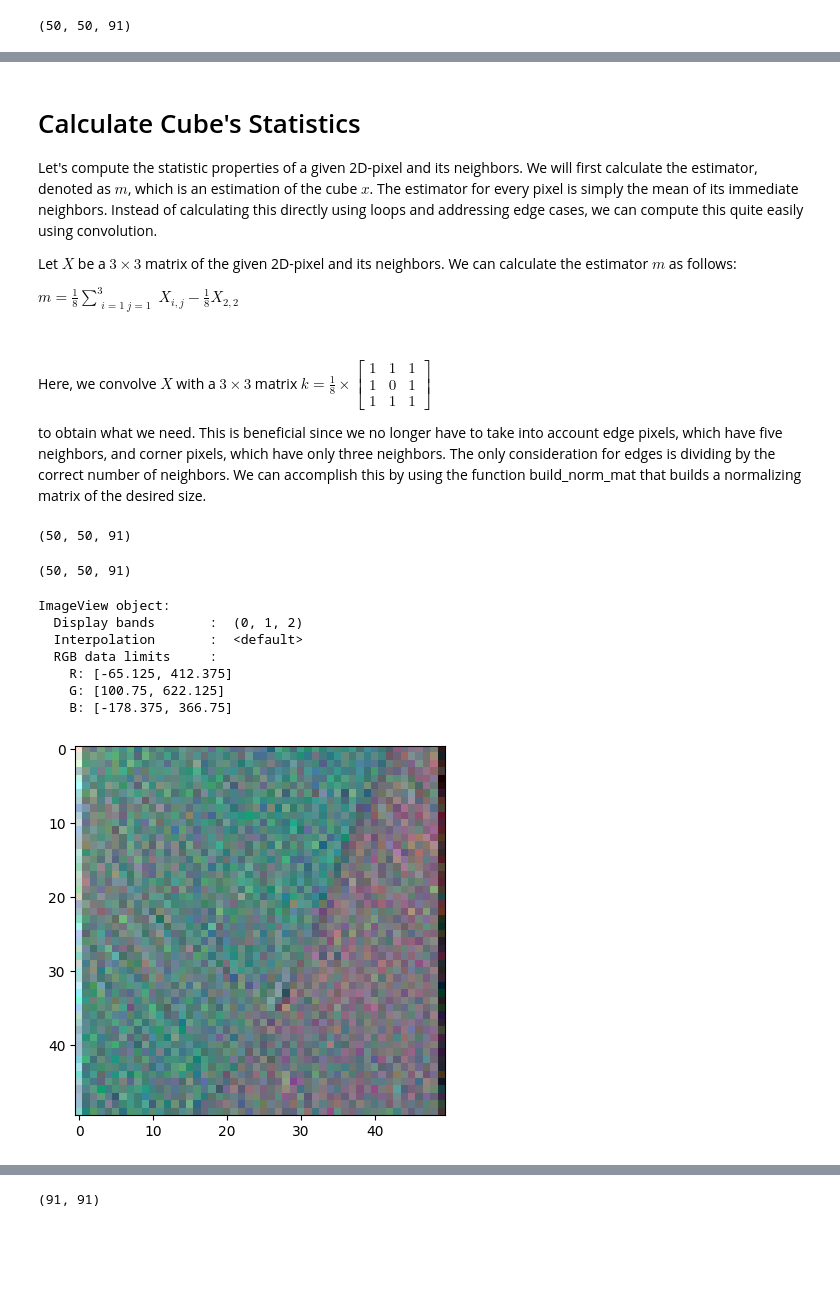
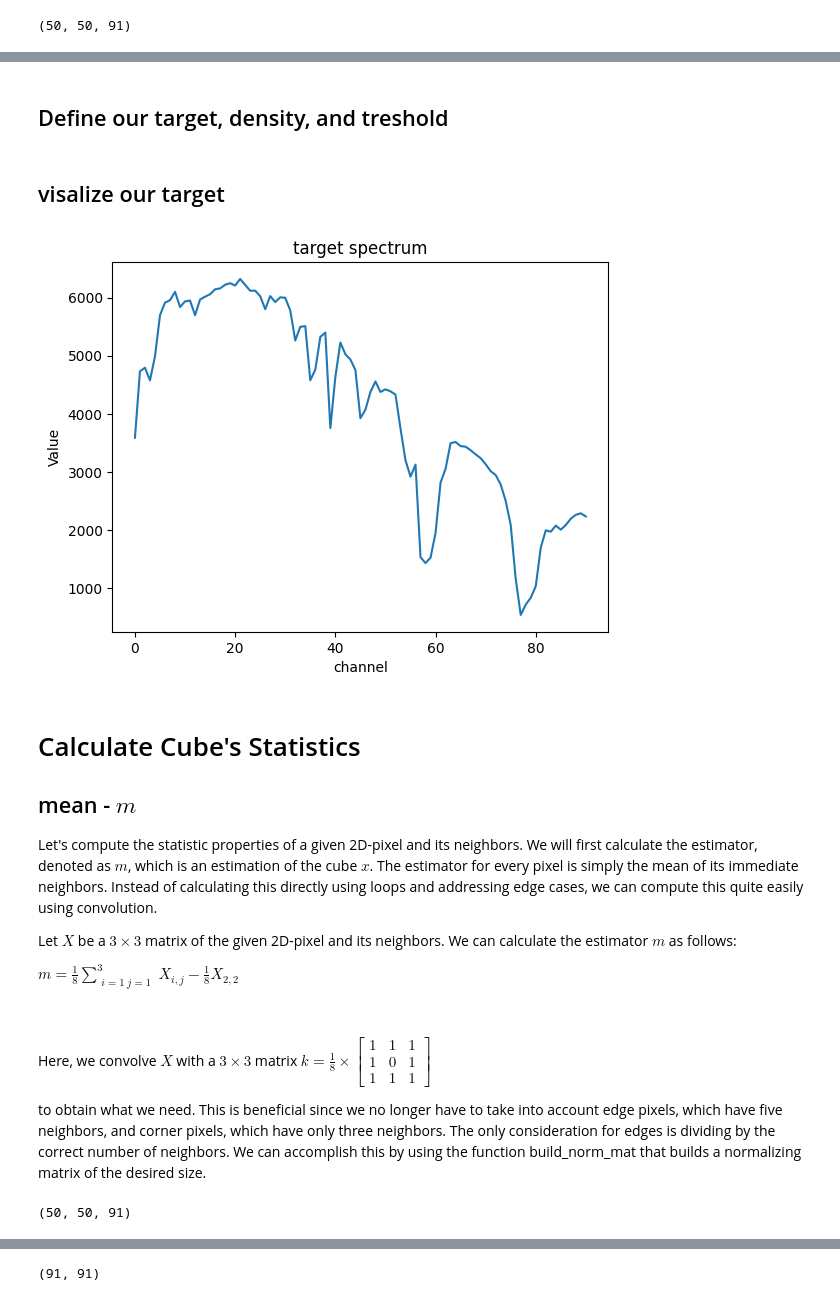
Before and after one commit to nadavo11/AI-CNN-X-ray-Cardiomegali-Detector, a Jupyter notebook: Debbies_Cube.ipynb, the cells around one changed output, grey strips where cells are left out. Drawn from its saved outputs; the diff is of its cells as text; code cells hidden in the pictures; blank space fills up the shorter version.

```diff
--- a/Debbies_Cube.ipynb
+++ b/Debbies_Cube.ipynb
@@ -53,9 +75,30 @@ ImageView object:
+# %% [markdown]
+## Define our target, density, and treshold
 # %%
-t = cube[5,3,:]
+#target's spectrum
+t = cube[4,2,:]
+#target's density
 p= 0.1
+#detection treshold
 th = 0.1
+# %% [markdown]
+## visalize our target
+# %%
+plt.plot(range(len(t)),t)
+
+# Add labels and title
+plt.xlabel('channel')
+plt.ylabel('Value')
+plt.title('target spectrum')
+
+# Show the plot
+plt.show()
+# %% [output]
+[figure, added]
 # %% [markdown]
 # Calculate Cube's Statistics
+
+## mean - $m$
 Let's compute the statistic properties of a given 2D-pixel and its neighbors. We will first calculate the estimator, denoted as $m$, which is an estimation of the cube $x$. The estimator for every pixel is simply the mean of its immediate neighbors. Instead of calculating this directly using loops and addressing edge cases, we can compute this quite easily using convolution.
 
 Let $X$ be a $3\times 3$ matrix of the given 2D-pixel and its neighbors. We can calculate the estimator $m$ as follows:
@@ -96,17 +145,3 @@ M = compute_m(cube)
 print (M.shape)
 # %% [output]
 (50, 50, 91)
-# %%
-
-print (M.shape)
-spec.imshow(diff_estimator,(0,1,2))
-# %% [output]
-(50, 50, 91)
-ImageView object:
-  Display bands       :  (0, 1, 2)
-  Interpolation       :  <default>
-  RGB data limits     :
-    R: [-65.125, 412.375]
-    G: [100.75, 622.125]
-    B: [-178.375, 366.75]
-[figure, removed]
```
Also changed, not shown: parts of 33 cells of this notebook.
